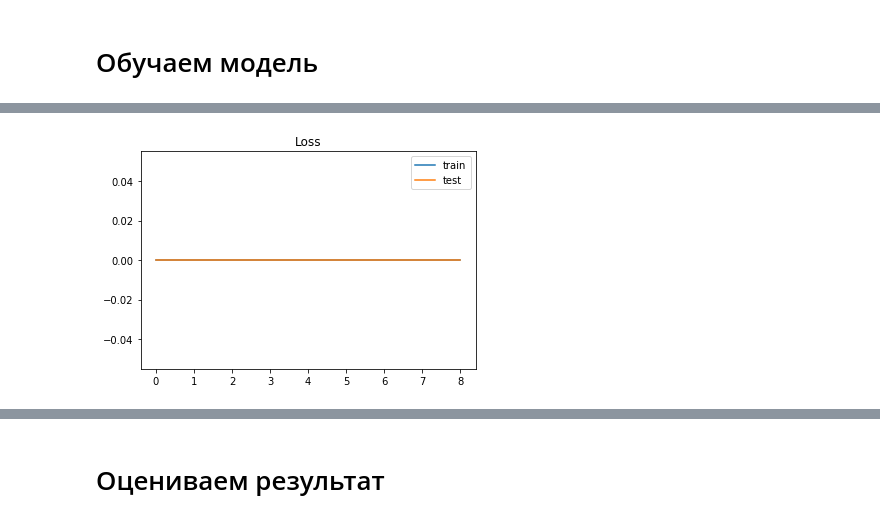
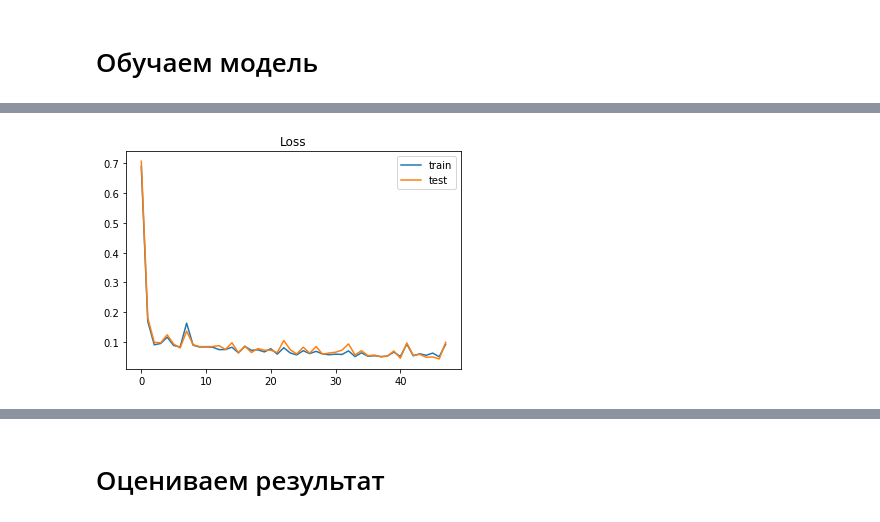
Before and after one commit to GitDimONE/Tech_ANN, a Jupyter notebook: 1_Lecture/01_Homework_Template.ipynb, the cells around one changed output, grey strips where cells are left out. Cells and saved outputs as stored; diff of their text form; code cells hidden in the pictures.

```diff
--- a/1_Lecture/01_Homework_Template.ipynb
+++ b/1_Lecture/01_Homework_Template.ipynb
@@ -134,12 +107,16 @@ def launch_train(w):
 # %%
 # Launch
-batch_size = 10
-num_of_epoch = 100
-reg_param = 0.01
-learn_rate = 0.001
+tr_loss = []
+te_loss = []
+tr_acc = []
+te_acc = []
+reg_param = 0
+learn_rate = 0.009
+batch = 9500
+btch = 200
 
-cross_validation(data, labels)
-loss_train, loss_valid, acc_train, acc_valid = launch_train(w)
+cross_validation(data, labels, k_fold=20)
+launch_train(w)
 # %% [output]
 Training images: 9500
 Validation images: 500
@@ -148,8 +124,7 @@ KeyboardInterrupt:
 # %%
 plt.title('Loss')
-plt.plot(loss_train, label='train')
-plt.plot(loss_valid, label='test')
+plt.plot(tr_loss, label='train')
+plt.plot(te_loss, label='test')
 plt.legend()
-
-print("Training Loss: ", loss_train[-1])
+print("Test Loss: ", tr_loss[-1])
 # %% [output]
@@ -157,3 +132,3 @@ Training Loss:  0.0
-[figure, old version]
+[figure, new version]
 # %%
 plt.title('Acc')
```
Also changed, not shown: parts of 18 cells of this notebook, 1 other file.
